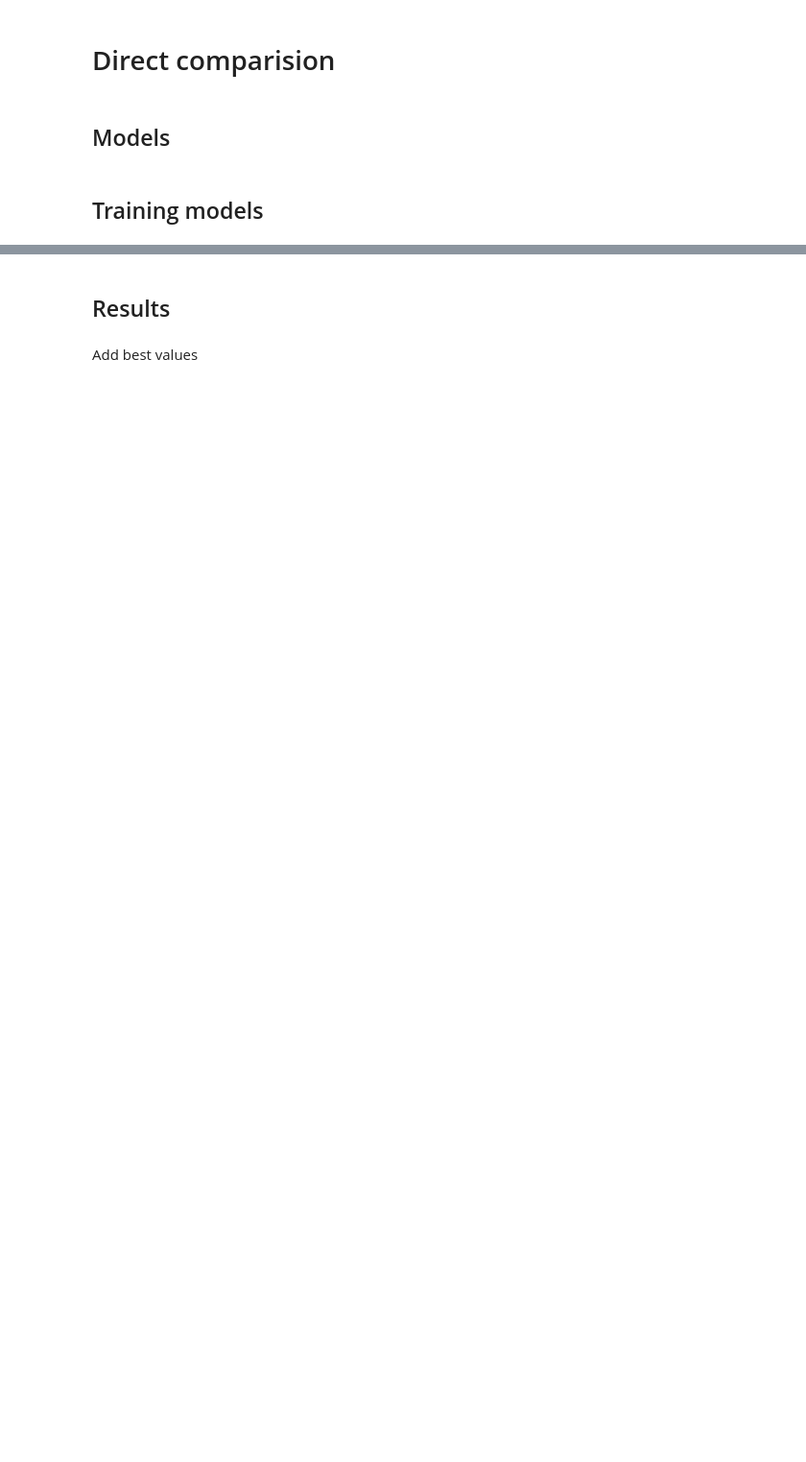
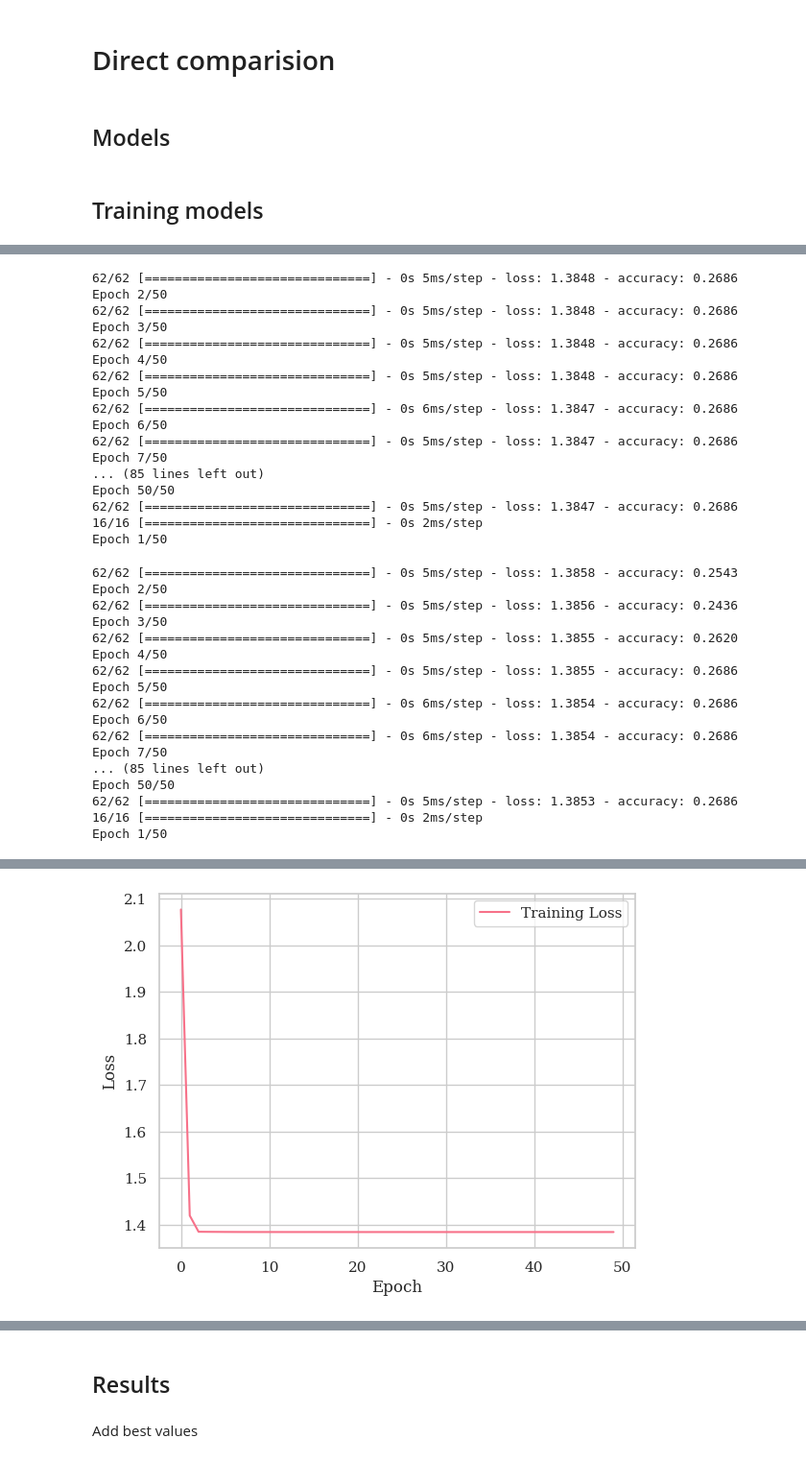
Before and after one commit to sam189239/EEG-MI-Benchmarking, a Jupyter notebook: code/bci_main.ipynb, the cells around one changed output, grey strips where cells are left out. Shown at 96% size. Cells and saved outputs as stored; diff of their text form; code cells hidden in the pictures; blank space fills up the shorter version.

```diff
--- a/code/bci_main.ipynb
+++ b/code/bci_main.ipynb
@@ -317,0 +515,4 @@ def CV_train(model, X, X_test, cnn = False, convlstm = False):
+# %%
+cnn_graph = build_cnn_classifier((64, 1), num_layers)
+cnn_graph, cnn_graph_results = CV_train(cnn_graph, X_GRAPH, X_TEST_GRAPH, cnn = True)
+# %% [output]
@@ -317,0 +536,34 @@ def CV_train(model, X, X_test, cnn = False, convlstm = False):
+62/62 [==============================] - 0s 5ms/step - loss: 1.3848 - accuracy: 0.2686
+Epoch 2/50
+62/62 [==============================] - 0s 5ms/step - loss: 1.3848 - accuracy: 0.2686
+Epoch 3/50
+62/62 [==============================] - 0s 5ms/step - loss: 1.3848 - accuracy: 0.2686
+Epoch 4/50
+62/62 [==============================] - 0s 5ms/step - loss: 1.3848 - accuracy: 0.2686
+Epoch 5/50
+62/62 [==============================] - 0s 6ms/step - loss: 1.3847 - accuracy: 0.2686
+Epoch 6/50
+62/62 [==============================] - 0s 5ms/step - loss: 1.3847 - accuracy: 0.2686
+Epoch 7/50
+... (85 lines left out)
+Epoch 50/50
+62/62 [==============================] - 0s 5ms/step - loss: 1.3847 - accuracy: 0.2686
+16/16 [==============================] - 0s 2ms/step
+Epoch 1/50
+62/62 [==============================] - 0s 5ms/step - loss: 1.3858 - accuracy: 0.2543
+Epoch 2/50
+62/62 [==============================] - 0s 5ms/step - loss: 1.3856 - accuracy: 0.2436
+Epoch 3/50
+62/62 [==============================] - 0s 5ms/step - loss: 1.3855 - accuracy: 0.2620
+Epoch 4/50
+62/62 [==============================] - 0s 5ms/step - loss: 1.3855 - accuracy: 0.2686
+Epoch 5/50
+62/62 [==============================] - 0s 6ms/step - loss: 1.3854 - accuracy: 0.2686
+Epoch 6/50
+62/62 [==============================] - 0s 6ms/step - loss: 1.3854 - accuracy: 0.2686
+Epoch 7/50
+... (85 lines left out)
+Epoch 50/50
+62/62 [==============================] - 0s 5ms/step - loss: 1.3853 - accuracy: 0.2686
+16/16 [==============================] - 0s 2ms/step
+Epoch 1/50
@@ -317,0 +587 @@ def CV_train(model, X, X_test, cnn = False, convlstm = False):
+[figure, added]
```
Also changed, not shown: parts of 30 cells of this notebook, 2 other files.
